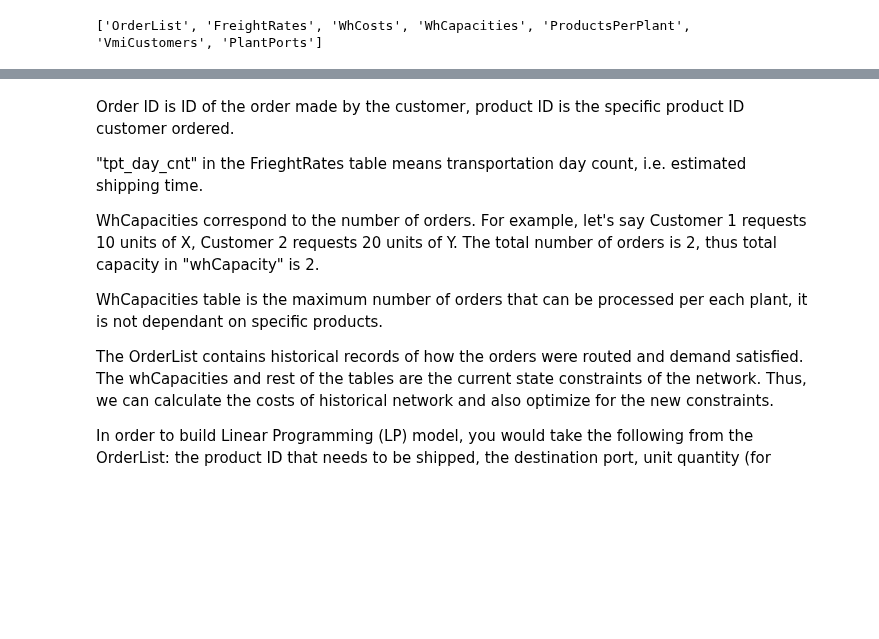
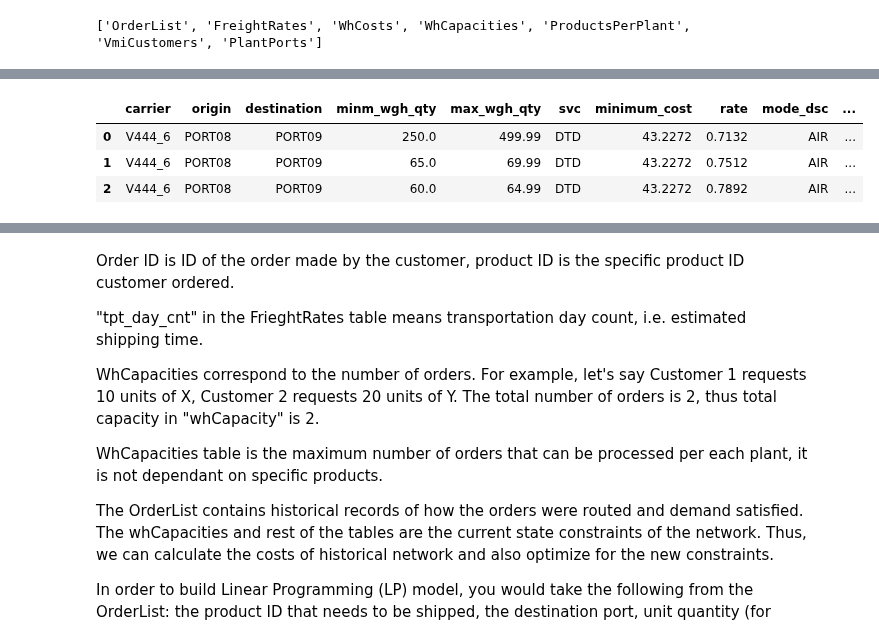
Before and after one commit to rhurst1029/supply_chain_ml, a Jupyter notebook: EDA.ipynb, the cells around one changed output, grey strips where cells are left out. Cells and saved outputs as stored; diff of their text form; code cells hidden in the pictures; blank space fills up the shorter version.

```diff
--- a/EDA.ipynb
+++ b/EDA.ipynb
@@ -69,3 +53,15 @@ from sklearn.metrics import classification_report
+# %%
+# Import the 'sub' function from the 're' module for regular expression substitution
+from re import sub
+
+# Define a function to convert a string to snake case
+def snake_case(s):
+    # Replace hyphens with spaces, then apply regular expression substitutions for title case conversion
+    # and add an underscore between words, finally convert the result to lowercase
+    return '_'.join(
+        sub('([A-Z][a-z]+)', r' \1',
+        sub('([A-Z]+)', r' \1',
+        s.replace('-', ' '))).split()).lower()
 # %% [markdown]
 # Importing datadests
 # %%
@@ -144,0 +137,7 @@ pd.read_excel('Supply chain logisitcs problem.xlsx', sheet_name=sheet_names[6]).
+# %%
+freight_rates.head(3)
+# %% [output]
+|  | carrier | origin | destination | minm_wgh_qty | max_wgh_qty | svc | minimum_cost | rate | mode_dsc | ... |
+| 0 | V444_6 | PORT08 | PORT09 | 250.0 | 499.99 | DTD | 43.2272 | 0.7132 | AIR | ... |
+| 1 | V444_6 | PORT08 | PORT09 | 65.0 | 69.99 | DTD | 43.2272 | 0.7512 | AIR | ... |
+| 2 | V444_6 | PORT08 | PORT09 | 60.0 | 64.99 | DTD | 43.2272 | 0.7892 | AIR | ... |
```
Also changed, not shown: parts of 38 cells of this notebook.
